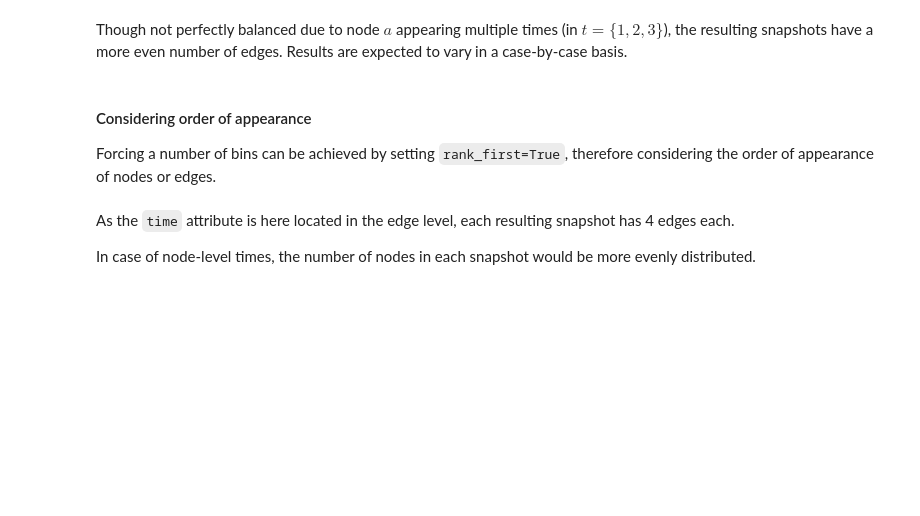
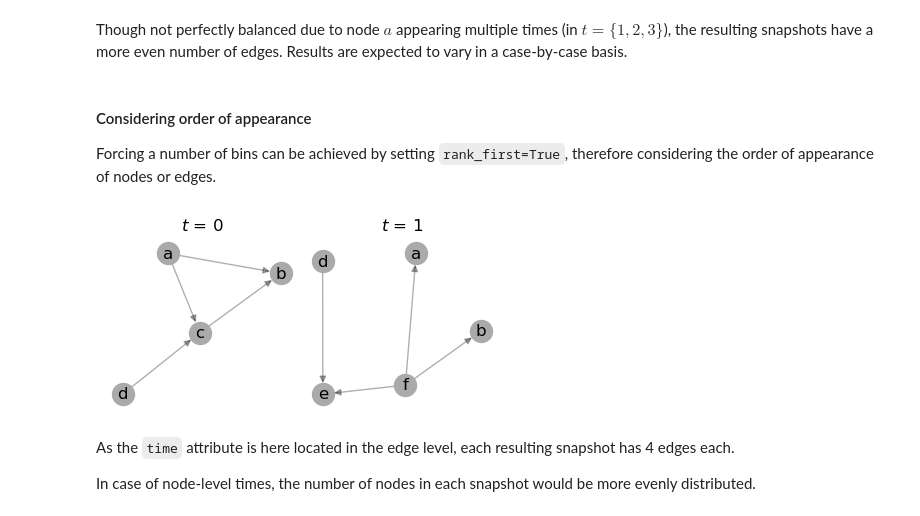
Before and after one commit to nelsonaloysio/networkx-temporal, a Jupyter notebook: notebook/networkx-temporal.ipynb, the cells around one changed output. Drawn from its saved outputs; the diff is of its cells as text; code cells hidden in the pictures; blank space fills up the shorter version.

```diff
--- a/notebook/networkx-temporal.ipynb
+++ b/notebook/networkx-temporal.ipynb
@@ -84,7 +101,9 @@ the resulting snapshots have a more even number of edges. Results are expected t
 Forcing a number of bins can be achieved by setting ``rank_first=True``, therefore considering the order of appearance of nodes or edges.
 # %%
 TG = TG.slice(attr="time", bins=2, rank_first=True)
-draw_temporal_graph(TG, figsize=(4, 2))
+tx.draw(TG, layout="kamada_kawai", figsize=(4, 2))
+# %% [output]
+[figure, added]
 # %% [markdown]
 As the `time` attribute is here located in the edge level, each resulting snapshot has 4 edges each.
 
```
Also changed, not shown: parts of 40 cells of this notebook.
